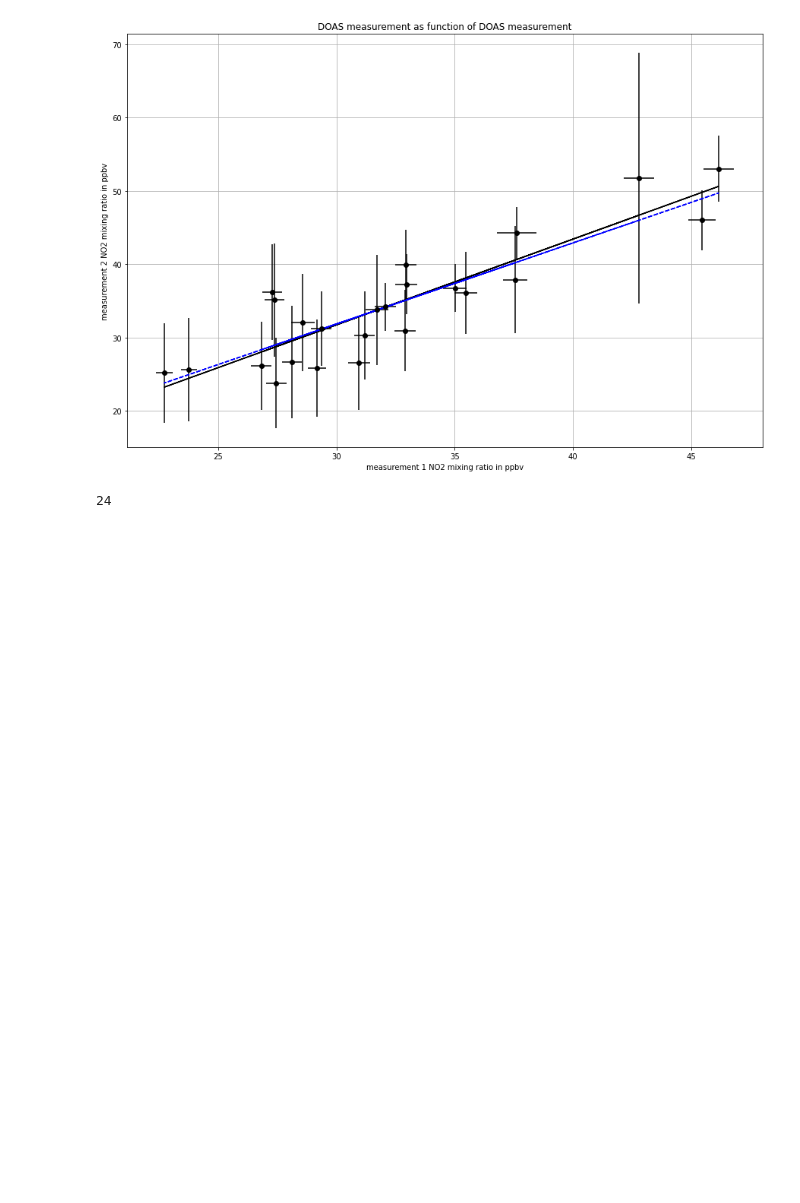
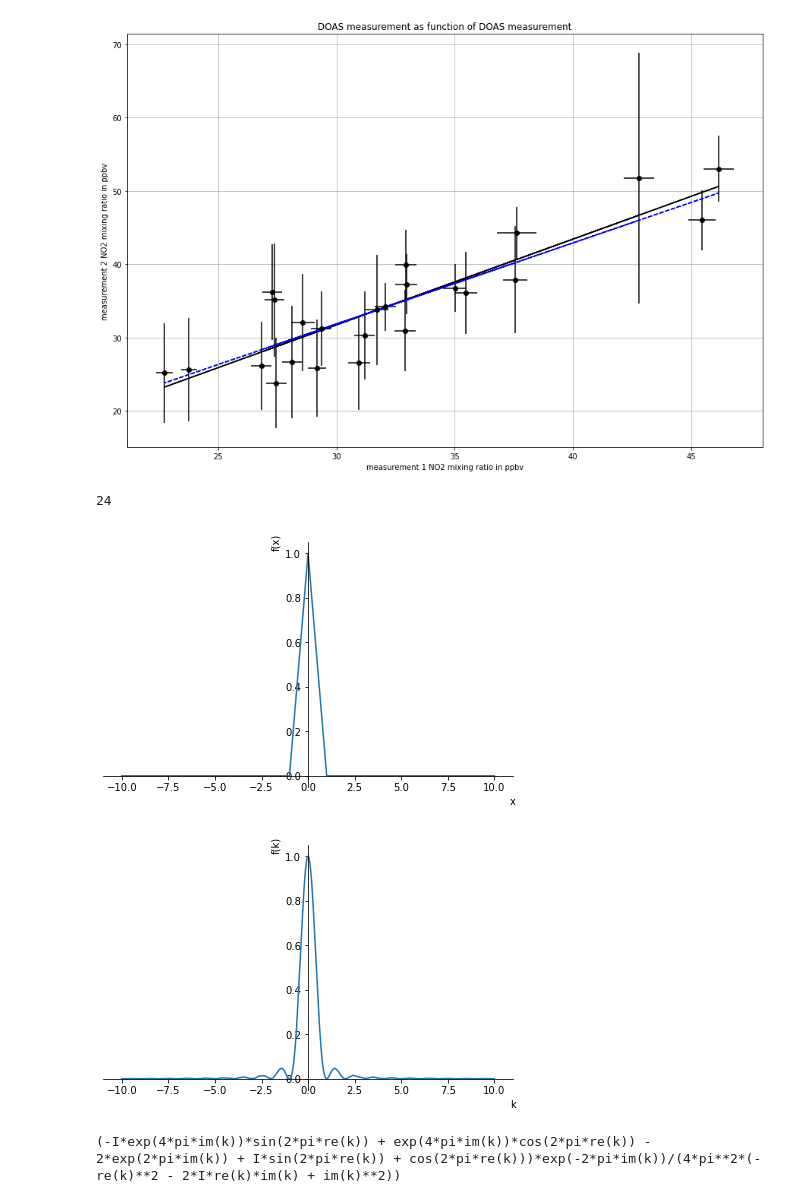
Before and after one commit to d3sp3r4t3Student/Observation-and-Data-Processing, a Jupyter notebook: tasks_no2_doas.ipynb, the cells around one changed output. Saved outputs shown, nothing was run; the diff lists cells and outputs as text; code cells hidden in the pictures; blank space fills up the shorter version.

```diff
--- a/tasks_no2_doas.ipynb
+++ b/tasks_no2_doas.ipynb
@@ -273,3 +273,21 @@ c1 = 2*measure3/((2*hbl*hlp-hlp**2-2*hbl*hi+hi**2)/((hlp-hi)*(hbl-hp)))
 len(c1)
 # %% [output]
 24
+# %%
+#FT of a trinagular function
+
+x = sp.symbols('x')
+k = sp.symbols('k')
+
+tri=(1-sp.Abs(x))*sp.Heaviside(1-x)*sp.Heaviside(x+1)
+
+tri_ft = sp.simplify(sp.fourier_transform(tri, x, k).expand(complex=True))
+
+sp.plotting.plot(tri)
+sp.plotting.plot(tri_ft)
+
+#print(tri_ft)
+# %% [output]
+[figure, added]
+[figure, added]
+(-I*exp(4*pi*im(k))*sin(2*pi*re(k)) + exp(4*pi*im(k))*cos(2*pi*re(k)) - 2*exp(2*pi*im(k)) + I*sin(2*pi*re(k)) + cos(2*pi*re(k)))*exp(-2*pi*im(k))/(4*pi**2*(-re(k)**2 - 2*I*re(k)*im(k) + im(k)**2))
```
Also changed, not shown: parts of 1 cell of this notebook, 3 other files.
